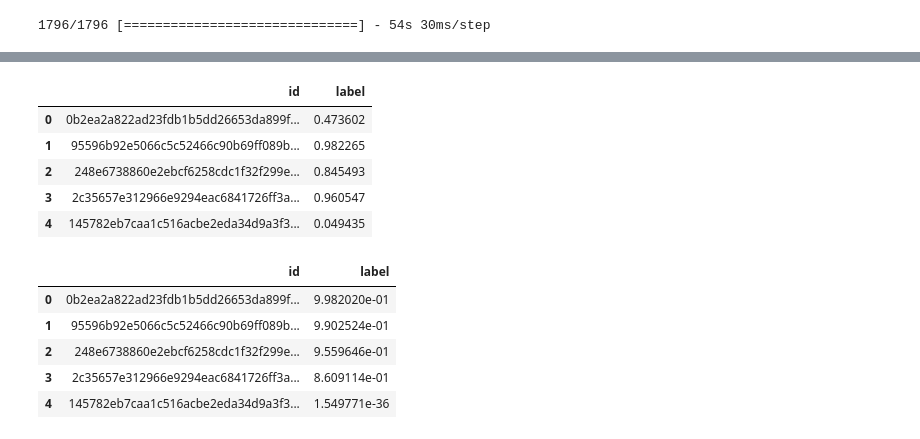
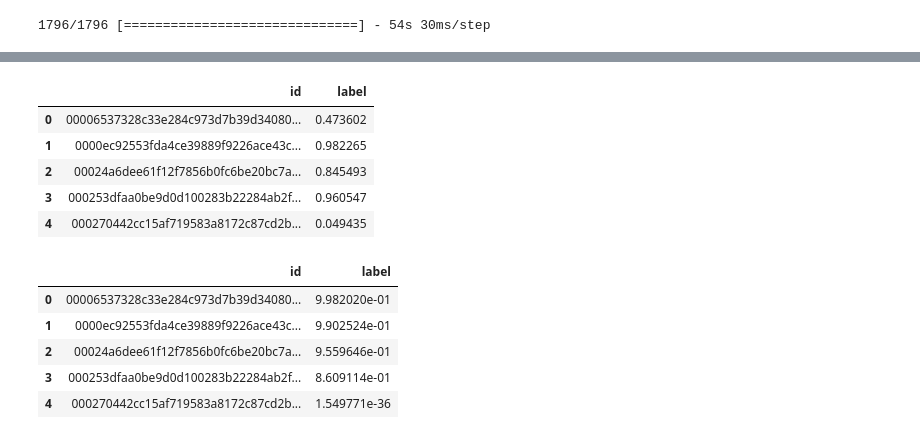
Before and after one commit to HeTalksInMaths/Kaggle-Hist-Cancer-Transfer, a Jupyter notebook: kaggle-histopathologic-cancer-transfer-learning.ipynb, the cells around one changed output, grey strips where cells are left out. Drawn from its saved outputs; the diff is of its cells as text; code cells hidden in the pictures.

```diff
--- a/kaggle-histopathologic-cancer-transfer-learning.ipynb
+++ b/kaggle-histopathologic-cancer-transfer-learning.ipynb
@@ -715,11 +668,10 @@ array([[0.93282026],
 # %%
-sub = pd.read_csv('../input/histopathologic-cancer-detection/sample_submission.csv')
-sub['label'] = pred
+sub = pd.read_csv('./sample_submission.csv')
 sub.head()
 # %% [output]
 |  | id | label |
-| 0 | 0b2ea2a822ad23fdb1b5dd26653da899f... | 0.473602 |
-| 1 | 95596b92e5066c5c52466c90b69ff089b... | 0.982265 |
-| 2 | 248e6738860e2ebcf6258cdc1f32f299e... | 0.845493 |
-| 3 | 2c35657e312966e9294eac6841726ff3a... | 0.960547 |
-| 4 | 145782eb7caa1c516acbe2eda34d9a3f3... | 0.049435 |
+| 0 | 00006537328c33e284c973d7b39d34080... | 0.473602 |
+| 1 | 0000ec92553fda4ce39889f9226ace43c... | 0.982265 |
+| 2 | 00024a6dee61f12f7856b0fc6be20bc7a... | 0.845493 |
+| 3 | 000253dfaa0be9d0d100283b22284ab2f... | 0.960547 |
+| 4 | 000270442cc15af719583a8172c87cd2b... | 0.049435 |
@@ -728,11 +685,10 @@ sub.to_csv('sub.csv', index=False)
 # %%
-sub2 = pd.read_csv('../input/histopathologic-cancer-detection/sample_submission.csv')
-sub2['label'] = pred2
+sub2 = pd.read_csv('./sample_submission.csv')
 sub2.head()
 # %% [output]
 |  | id | label |
-| 0 | 0b2ea2a822ad23fdb1b5dd26653da899f... | 9.982020e-01 |
-| 1 | 95596b92e5066c5c52466c90b69ff089b... | 9.902524e-01 |
-| 2 | 248e6738860e2ebcf6258cdc1f32f299e... | 9.559646e-01 |
-| 3 | 2c35657e312966e9294eac6841726ff3a... | 8.609114e-01 |
-| 4 | 145782eb7caa1c516acbe2eda34d9a3f3... | 1.549771e-36 |
+| 0 | 00006537328c33e284c973d7b39d34080... | 9.982020e-01 |
+| 1 | 0000ec92553fda4ce39889f9226ace43c... | 9.902524e-01 |
+| 2 | 00024a6dee61f12f7856b0fc6be20bc7a... | 9.559646e-01 |
+| 3 | 000253dfaa0be9d0d100283b22284ab2f... | 8.609114e-01 |
+| 4 | 000270442cc15af719583a8172c87cd2b... | 1.549771e-36 |
```
Also changed, not shown: parts of 24 cells of this notebook.
